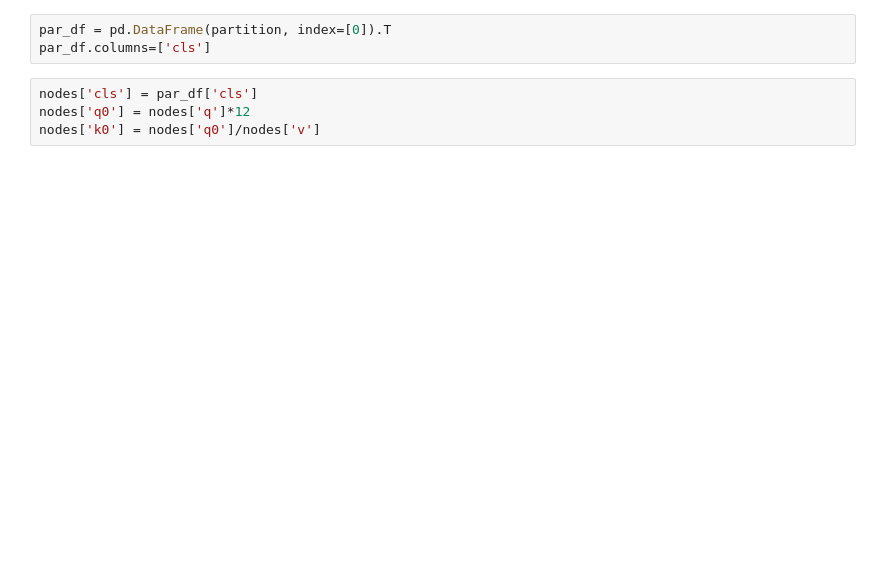
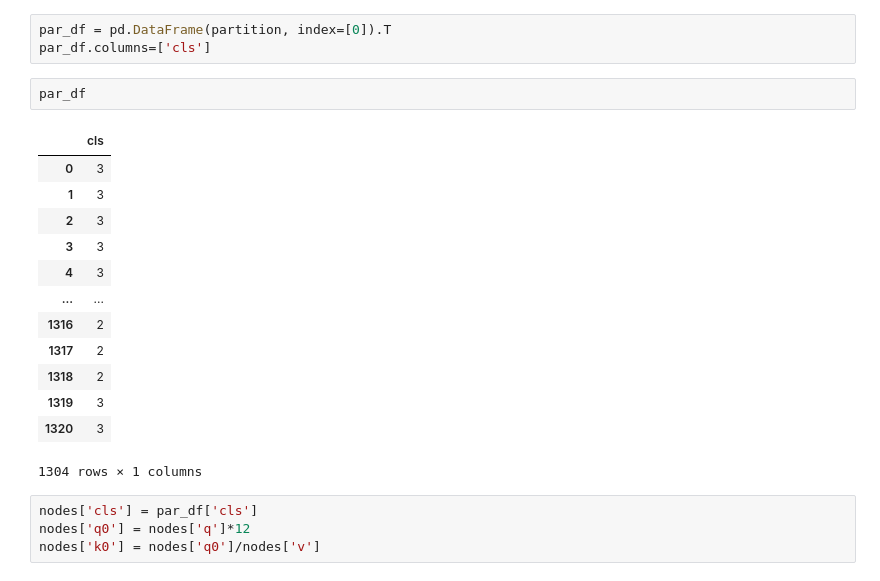
Before and after one commit to khzhang2/CE263Proj, a Jupyter notebook: Louvain.ipynb, the cells around one changed output. Cells and saved outputs as stored; diff of their text form; blank space fills up the shorter version.

```diff
--- a/Louvain.ipynb
+++ b/Louvain.ipynb
@@ -36,6 +56,22 @@ partition = community_louvain.best_partition(G, resolution=55, weight='weight',
 # %%
 par_df = pd.DataFrame(partition, index=[0]).T
 par_df.columns=['cls']
+# %%
+par_df
+# %% [output]
+|  | cls |
+| 0 | 3 |
+| 1 | 3 |
+| 2 | 3 |
+| 3 | 3 |
+| 4 | 3 |
+| ... | ... |
+| 1316 | 2 |
+| 1317 | 2 |
+| 1318 | 2 |
+| 1319 | 3 |
+| 1320 | 3 |
+1304 rows × 1 columns
 # %%
 nodes['cls'] = par_df['cls']
 nodes['q0'] = nodes['q']*12
```
Also changed, not shown: parts of 5 cells of this notebook, 8 other files.
